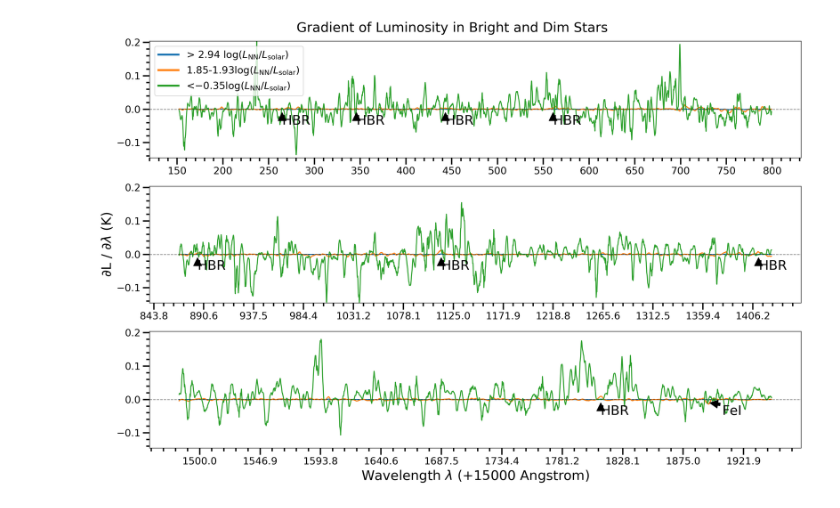
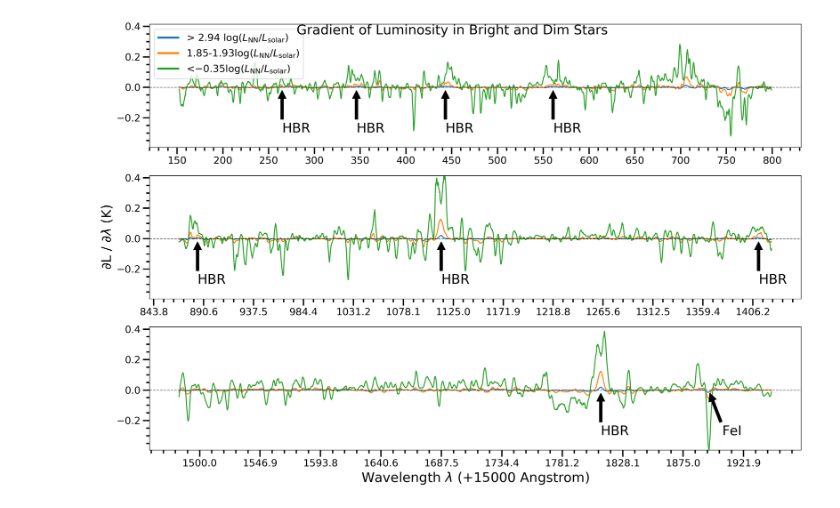
Before and after one commit to henrysky/astroNN_gaia_dr2_paper, a Jupyter notebook: Jacobian.ipynb, the cells around one changed output. Cells and saved outputs as stored; diff of their text form; code cells hidden in the pictures.

Commit message:
plots update

```diff
--- a/Jacobian.ipynb
+++ b/Jacobian.ipynb
@@ -9,9 +9,9 @@ import numpy as np
 from astroNN.models import load_folder
 from astroNN.gaia import fakemag_to_logsol
 
-net = load_folder("astroNN_Ks_fakemag_adversial")
+net = load_folder("astroNN_constant_model_reduced")
 
-with h5py.File("gaia_dr2_train.h5", 'r') as f:
+with h5py.File("gaia_dr2_test.h5", 'r') as f:
     spectra = np.array(f['spectra'])
 
 pred, pred_err = net.test(spectra)
@@ -26,6 +26,7 @@ jac_bright = net.jacobian(spectra[good_idx][logsol > np.percentile(logsol, 97.5)
 jac_dim = net.jacobian(spectra[good_idx][logsol < np.percentile(logsol, 2.5)], mean_output=True)
 jac_middle = net.jacobian(spectra[good_idx][(logsol < np.percentile(logsol, 57.5)) &
                                             (logsol > np.percentile(logsol, 52.5))], mean_output=True)
+
 # define HBR lines for plotting# define
 HBR_blue_lines = np.array([15264.717, 15345.992, 15443.148, 15560.708]) - 15000.
 HBR_green_lines = np.array([15884.888, 16113.721, 16411.681]) - 15000.
@@ -42,8 +43,8 @@ target_name = 'T_{eff}'
 
 fig = plt.figure(figsize=(15, 10), dpi=200)
 bright_jac_b, bright_jac_g, bright_jac_r = chips_split(jac_bright, dr=14)
+middle_jac_b, middle_jac_g, middle_jac_r = chips_split(jac_middle, dr=14)
 dim_jac_b, dim_jac_g, dim_jac_r = chips_split(jac_dim, dr=14)
-middle_jac_b, middle_jac_g, middle_jac_r = chips_split(jac_middle, dr=14)
 
 min_jacpoint = np.min([np.min(jac_dim), np.min(jac_bright)])
 max_jacpoint = np.max([np.max(jac_dim), np.max(jac_bright)])
@@ -107,7 +108,7 @@ ax3.xaxis.set_major_locator(ticker.MultipleLocator(tick_spacing / 1.6))
 ax1.minorticks_on()
 ax2.minorticks_on()
 ax3.minorticks_on()
-plt.tight_layout(rect=[0, 0.00, 1, 0.96])
+plt.tight_layout()
 # plt.savefig("jac_teff_fe.pdf")
 # %% [output]
 ========================================================
@@ -123 +124 @@ Finished all gradient calculation, 3.50 seconds elapsed
-[figure, old version]
+[figure, new version]
```
Also changed, not shown: parts of 2 cells of this notebook, 1 other file.
